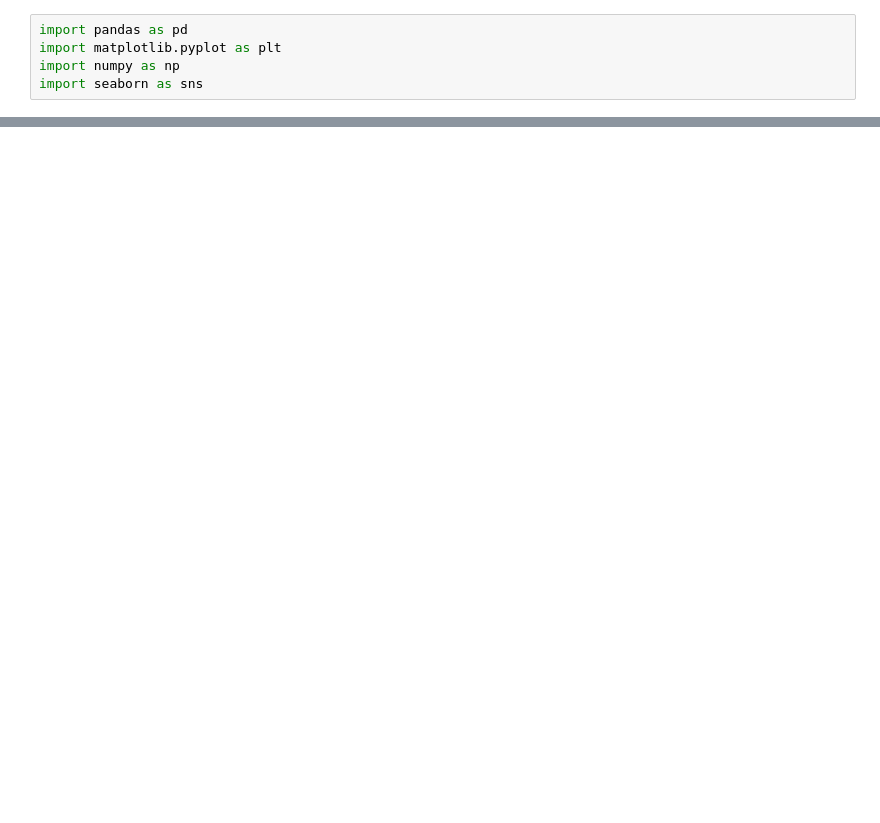
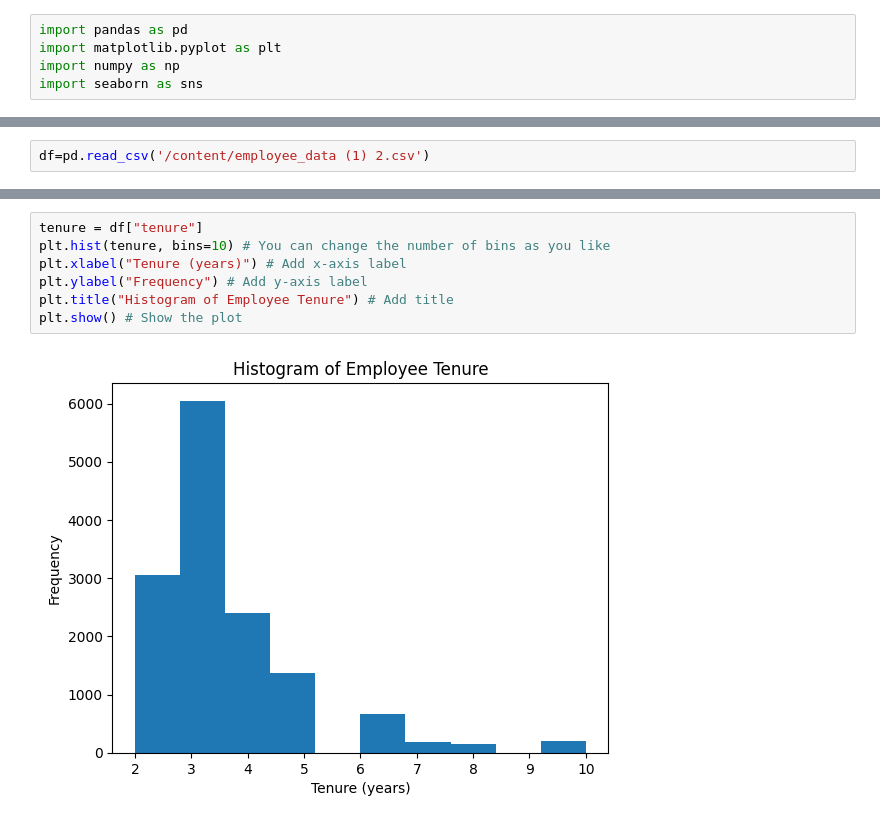
Before and after one commit to SanjayS2348553/AiML, a Jupyter notebook: 2348553_lab7.ipynb, the cells around one changed output, grey strips where cells are left out. Cells and saved outputs as stored; diff of their text form; blank space fills up the shorter version.

```diff
--- a/2348553_lab7.ipynb
+++ b/2348553_lab7.ipynb
@@ -201,0 +8,2 @@ plt.show()
+# %%
+df=pd.read_csv('/content/employee_data (1) 2.csv')
@@ -201,0 +38,9 @@ plt.show()
+# %%
+tenure = df["tenure"]
+plt.hist(tenure, bins=10) # You can change the number of bins as you like
+plt.xlabel("Tenure (years)") # Add x-axis label
+plt.ylabel("Frequency") # Add y-axis label
+plt.title("Histogram of Employee Tenure") # Add title
+plt.show() # Show the plot
+# %% [output]
+[figure, added]
```
Also changed, not shown: parts of 49 cells of this notebook.
